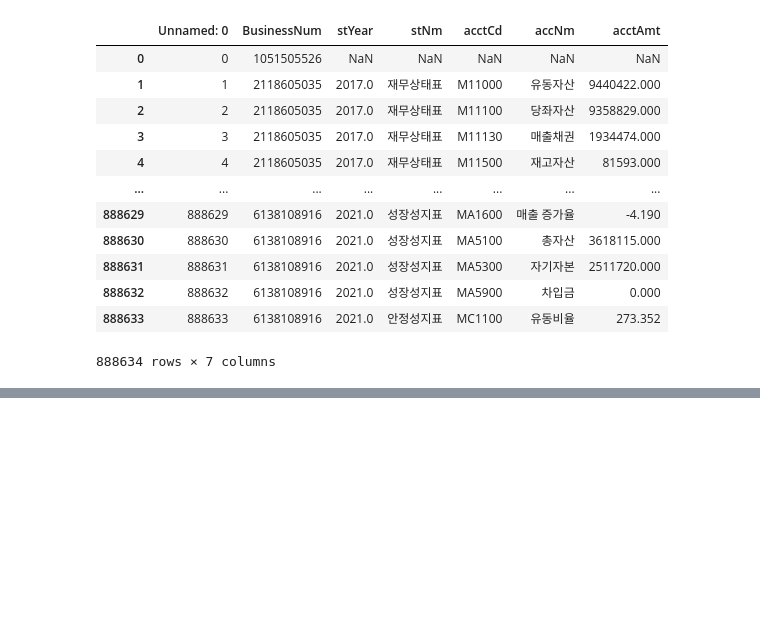
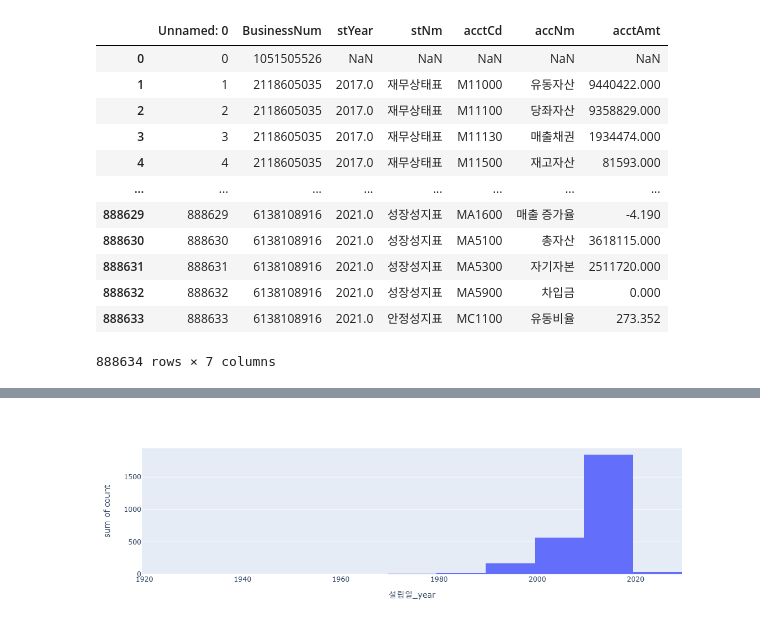
Before and after one commit to raneeKim/SW_CAMP, a Jupyter notebook: 기업정보/자료확인.ipynb, the cells around one changed output, grey strips where cells are left out. Cells and saved outputs as stored; diff of their text form; code cells hidden in the pictures; blank space fills up the shorter version.

```diff
--- a/기업정보/자료확인.ipynb
+++ b/기업정보/자료확인.ipynb
@@ -479,0 +480,3 @@ ntis_assign.head(10)
+# %%
+p1 = m1.pivot_table(index=['대분류','설립일_year'], values='count', aggfunc='sum').reset_index()
+p1
@@ -479,0 +497,5 @@ ntis_assign.head(10)
+# %%
+df1 = p1.loc[p1['대분류'] == '정보통신업']
+px.histogram(df1,x='설립일_year' , y='count')
+# %% [output]
+[figure, added]
```
Also changed, not shown: parts of 50 cells of this notebook.
